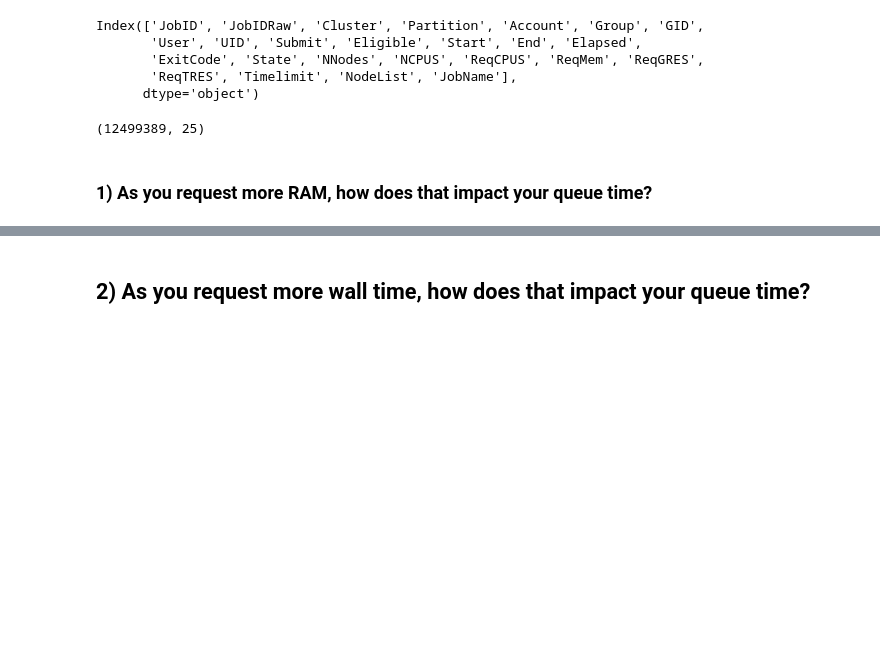
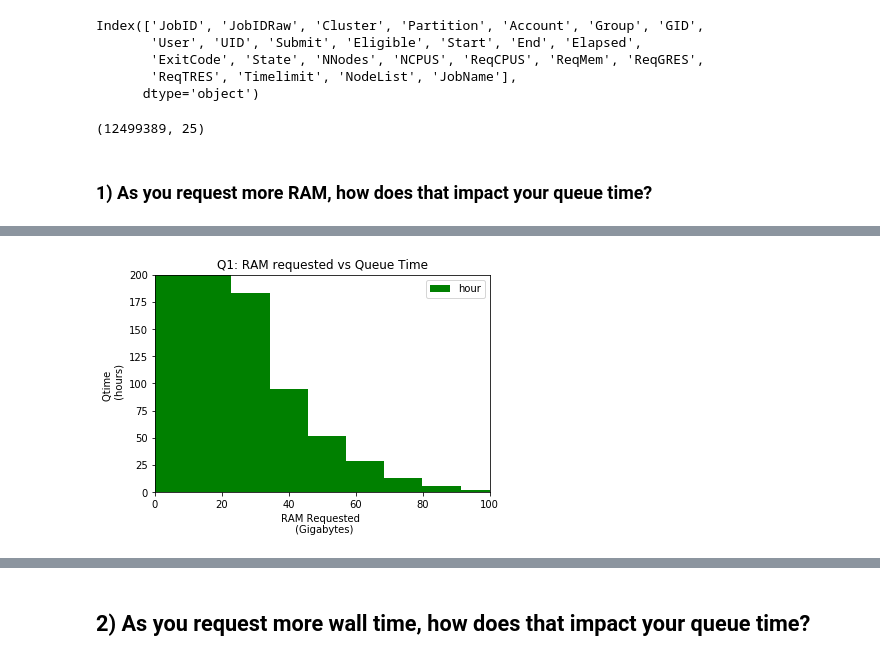
Before and after one commit to Ashutosh-Singhal/SLURM-Analysis-Vanderbilt, a Jupyter notebook: SLURM_AS.ipynb, the cells around one changed output, grey strips where cells are left out. Cells and saved outputs as stored; diff of their text form; code cells hidden in the pictures; blank space fills up the shorter version.

```diff
--- a/SLURM_AS.ipynb
+++ b/SLURM_AS.ipynb
@@ -176,11 +250,12 @@ qtime_ramreq.head()
 # %%
 qtime_ramreq.plot(kind='hist', x='Memory', y='hour', bins=50, color='green')
 plt.xlim((0,100))
 plt.ylim((0,200))
-plt.grid('off')
 plt.xlabel("RAM Requested \n (Gigabytes)")
 plt.ylabel("Qtime \n (hours)")
 plt.title("Q1: RAM requested vs Queue Time");
+# %% [output]
+[figure, added]
 # %%
 qtime_ramreq.plot(kind='scatter', x='Memory', y='hour', color='green')
 plt.xlim((0, 150))
```
Also changed, not shown: parts of 32 cells of this notebook.
